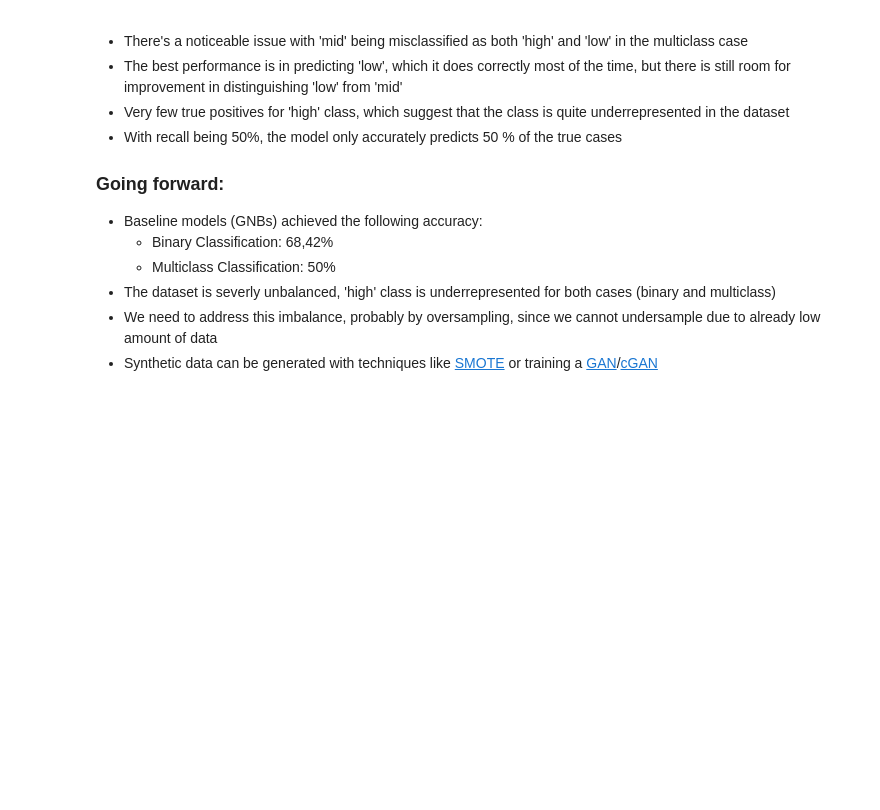
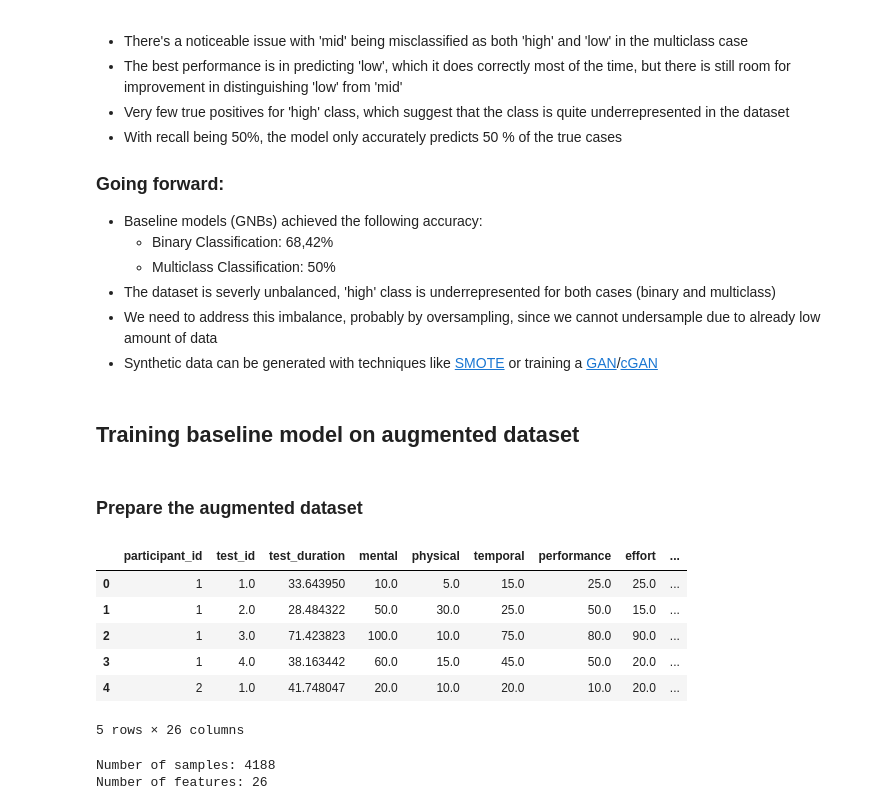
Before and after one commit to HBendig-HSFL/unlocking-minds, a Jupyter notebook: 2_BaselineModel/baseline_model.ipynb, the cells around one changed output. Drawn from its saved outputs; the diff is of its cells as text; code cells hidden in the pictures; blank space fills up the shorter version.

```diff
--- a/2_BaselineModel/baseline_model.ipynb
+++ b/2_BaselineModel/baseline_model.ipynb
@@ -341,3 +341,28 @@ plt.show()
 - The dataset is severly unbalanced, 'high' class is underrepresented for both cases (binary and multiclass)
 - We need to address this imbalance, probably by oversampling, since we cannot undersample due to already low amount of data
 - Synthetic data can be generated with techniques like [SMOTE](https://arxiv.org/abs/1106.1813) or training a [GAN](https://arxiv.org/abs/1406.2661)/[cGAN](https://arxiv.org/abs/1411.1784)
+# %% [markdown]
+## Training baseline model on augmented dataset
+# %% [markdown]
+### Prepare the augmented dataset
+# %%
+# Load augmented dataset
+dataset_path = os.path.join(data_folder, 'preprocessed_df_v3.csv')
+df = pd.read_csv(dataset_path)
+
+df.head()
+# %% [output]
+|  | participant_id | test_id | test_duration | mental | physical | temporal | performance | effort | ... |
+| 0 | 1 | 1.0 | 33.643950 | 10.0 | 5.0 | 15.0 | 25.0 | 25.0 | ... |
+| 1 | 1 | 2.0 | 28.484322 | 50.0 | 30.0 | 25.0 | 50.0 | 15.0 | ... |
+| 2 | 1 | 3.0 | 71.423823 | 100.0 | 10.0 | 75.0 | 80.0 | 90.0 | ... |
+| 3 | 1 | 4.0 | 38.163442 | 60.0 | 15.0 | 45.0 | 50.0 | 20.0 | ... |
+| 4 | 2 | 1.0 | 41.748047 | 20.0 | 10.0 | 20.0 | 10.0 | 20.0 | ... |
+5 rows × 26 columns
+# %%
+# Print shape of the dataset
+print(f"Number of samples: {df.shape[0]}")
+print(f"Number of features: {df.shape[1]}")
+# %% [output]
+Number of samples: 4188
+Number of features: 26
```
Also changed, not shown: parts of 17 cells of this notebook.
